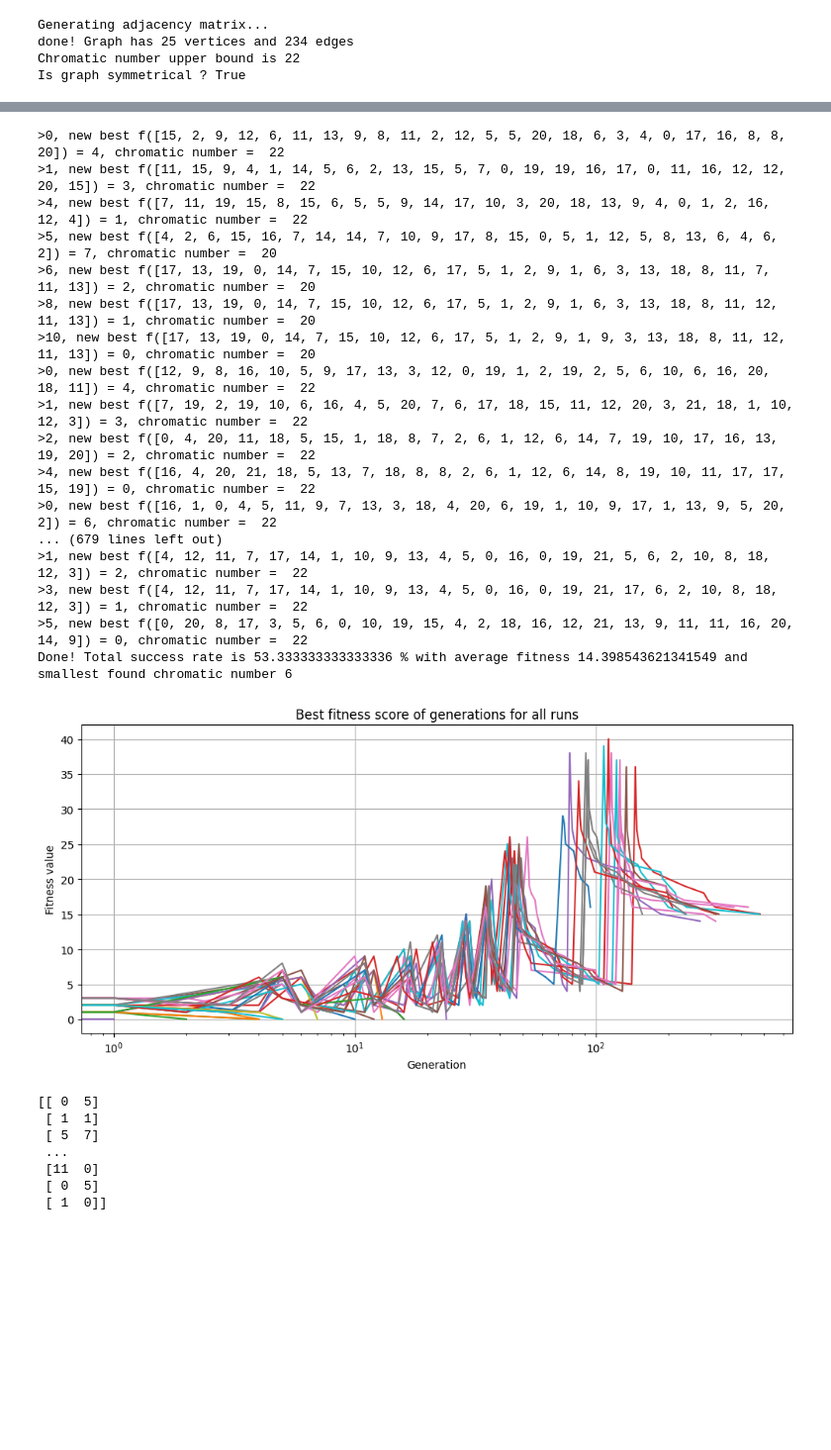
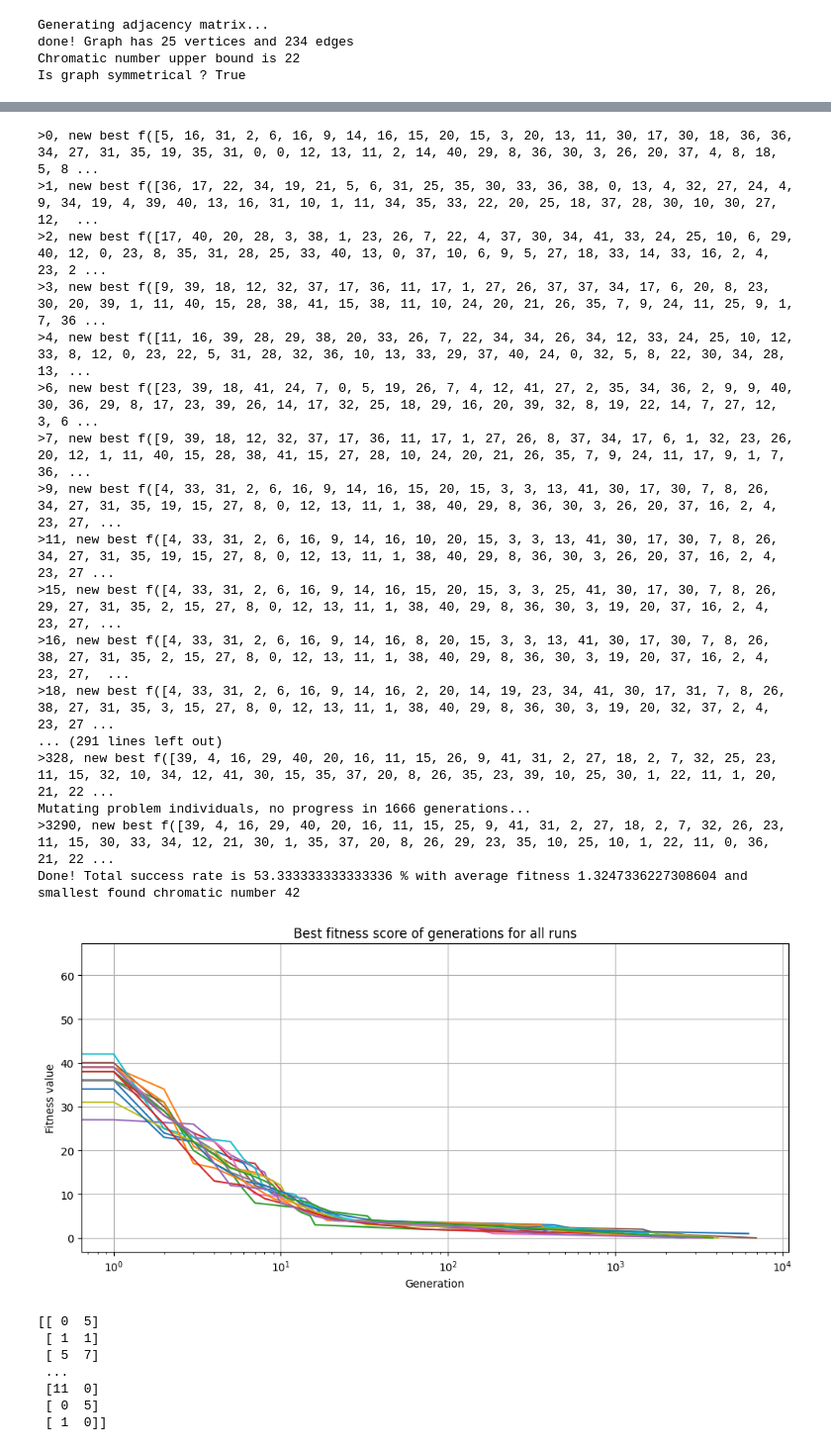
Before and after one commit to sebastianKrajnak/EVO, a Jupyter notebook: EVO_project.ipynb, the cells around one changed output, grey strips where cells are left out. Shown: that part at 99% size. Saved outputs shown, nothing was run; the diff lists cells and outputs as text; code cells hidden in the pictures; blank space fills up the shorter version.

```diff
--- a/EVO_project.ipynb
+++ b/EVO_project.ipynb
@@ -77,18 +78,16 @@ def parse_file(filename):
                 v1, v2 = int(v1) - 1, int(v2) - 1  # Convert to 0-indexed
                 adjacency_matrix[v1][v2] = 1
                 adjacency_matrix[v2][v1] = 1  # Assuming undirected graph
-        print(f"...done! Graph has {num_vertices} vertices and {num_edges} edges.")
+        print(f"...done! Graph has {num_vertices} vertices and {int(num_edges/2)} edges.")
         return adjacency_matrix, num_vertices
 
 graph_files = [ # list of tuples where (graph_file, known_chromatic_number)
-    ("graphs/david.col", 11),
+    ("graphs/miles250.col", 8),
     ("graphs/miles1000.col", 42),
-    ("graphs/myciel3.col", 4),
-    ("graphs/myciel4.col", 5),
     ("graphs/queen5_5.col", 5),
-    ("graphs/queen6_6.col", 7),
     ("graphs/queen7_7.col", 7),
-    ("graphs/queen8_8.col", 9)
+    ("graphs/huck.col", 11)
     ]
-graph, num_vertices = parse_file(graph_files[4][0])
+graph, num_vertices = parse_file(graph_files[1][0])
+chromatic_number = graph_files[1][1]
 # %% [output]
@@ -97,15 +96,15 @@ Creating a graph from file graphs/queen5_5.col
 # %%
 # Variables to tweak with -----------------------------------------------------------
 # all variables used for the evolution are easily found on one place here
-#chromatic_number = graph_files[4][1]
-chromatic_number = compute_upper_bound() # BIN only
-num_runs = 30
+num_runs = 15
 
-num_generations = 500
+num_generations = 10000
 population_size = 50
-mutation_probability = 0.15
-crossover_probability = 0.8
+mutation_probability = 0.187654
+crossover_probability = 0.869420
 all_fitness = np.array([])
+
+csv_name = "fitness.csv"
 # %%
 # Genetical operators ---------------------------------------------------------------
 def tournament_selection(population, scores, k=2): # Author: Ing. Martin Hurta
@@ -189,7 +229,7 @@ def mutation_low_fit(chromosone, mutation_probability, chromatic_num):
 # Genetic algorithm ----------------------------------------------------------------------
 # Author of the original algorithm Ing. Martin Hurta with editions by me
 def genetic_algorithm(num_generations, population_size, crossover_probability, chromatic_num, mutation_probability, all_fitness):
-    # Radnom initial population inicialization
+    # Random initial population inicialization
     population = [np.random.randint(0, chromatic_num-1, num_vertices).tolist() for _ in range(population_size)]
 
     # Inicialization of the best initial individuals
@@ -204,7 +244,7 @@ def genetic_algorithm(num_generations, population_size, crossover_probability, c
     chromatic_history = [] # BIN only
     while(gen != num_generations and best_eval != 0):
         # BIN extension comment if solving EVO only
-        if best_eval <= 5:
+        """ if best_eval <= 5:
            eval_counter += 1
         if eval_counter == 5 and chromatic_num != 1:
           chromatic_num = compute_upper_bound(chromatic_num)
@@ -212,7 +252,7 @@ def genetic_algorithm(num_generations, population_size, crossover_probability, c
           best_individual = 0
           best_eval = fitness(population[0])
           new_best = -1
-          eval_counter = 0
+          eval_counter = 0 """
 
         # Fitness score evaluation in canditate population
         scores = [fitness(indivitual) for indivitual in population]
@@ -229,10 +269,12 @@ def genetic_algorithm(num_generations, population_size, crossover_probability, c
             print(">%d, new best f(%s) = %d, chromatic number = " % (gen,  population[new_best], scores[new_best]), chromatic_num)
             best_history.append([gen, scores[new_best]])
             chromatic_history.append(chromatic_num)
-            with open("fitness.csv", 'a') as csvfile:
+            with open(csv_name, 'a') as csvfile:
               csvwriter = csv.writer(csvfile)
               csvwriter.writerow([gen, scores[new_best], chromatic_num])
             new_best = -1
+        else:
+          eval_counter += 1
 
         # Parents selection in the size of the whole population
         selected = [tournament_selection(population, scores) for _ in range(population_size)]
@@ -253,6 +295,10 @@ def genetic_algorithm(num_generations, population_size, crossover_probability, c
                 # Mutation of individuals
                 if best_eval > 4:
                   mutation_high_fit(c, mutation_probability,chromatic_num)
+                elif eval_counter == int(num_generations/6):
+                  mutation_problem_individuals(c, mutation_probability, chromatic_num)
+                  print(f"Mutating problem individuals, no progress in {eval_counter} generations...")
+                  eval_counter = 0
                 else:
                   mutation_low_fit(c, mutation_probability,chromatic_num)
 
@@ -260,6 +306,7 @@ def genetic_algorithm(num_generations, population_size, crossover_probability, c
                 population.append(c)
 
         gen += 1
+        #print(f"Eval counter is {eval_counter}")
         if(gen == num_generations):
           print("Max number of generations reached ! Stopping evolution...")
 
@@ -276,7 +323,7 @@ prezentacia je len jedna pre BIN a EVO
 # Running and result plotting ------------------------------------------------------------
 # Prepare csv file for fitness data
 fields = ["Generation", "Fitness_value", "Chromatic_number"]
-with open("fitness.csv", 'w') as csvfile:
+with open(csv_name, 'w') as csvfile:
   csvwriter = csv.writer(csvfile)
   csvwriter.writerow(fields)
 
@@ -286,51 +333,51 @@ results = [genetic_algorithm(num_generations, population_size, crossover_probabi
 # Get total success rate of all runs
 num_successes = sum([1 for result in results if result[1] == 0])
 success_rate = num_successes/num_runs
 
 # Get average fitness for all runs
 # This is absolutely fucking dumb way to sum it all but I need it fast for the pojednani
 fit_sum = 0
 len_fit = 0
 chroma_mins = []
 for i in range(num_runs):
   fit_sum += np.sum(results[i][3])
   len_fit+= len(results[i][3])
   chroma_mins.append(min(results[i][4]))
 avg_fitness = fit_sum/len_fit
 
 
 print(f'Done! Total success rate is {success_rate*100} % with average fitness {avg_fitness} and smallest found chromatic number {min(chroma_mins)} ')
 
 # Plot the course of the fitness function for each run
 figure, ax = plt.subplots(figsize=(10, 5))
 for i in range(len(results)):
     ax.plot(*zip(*results[i][2]) )
 ax.grid()
 ax.set_xlabel('Generation')
 ax.set_ylabel('Fitness value')
 ax.set_xscale('log') # better to have log scale for generations axis   due to slow descent in the beginning
 plt.title('Best fitness score of generations for all runs')
 plt.tight_layout()
 plt.show()
 # %% [output]
->0, new best f([15, 2, 9, 12, 6, 11, 13, 9, 8, 11, 2, 12, 5, 5, 20, 18, 6, 3, 4, 0, 17, 16, 8, 8, 20]) = 4, chromatic number =  22
->1, new best f([11, 15, 9, 4, 1, 14, 5, 6, 2, 13, 15, 5, 7, 0, 19, 19, 16, 17, 0, 11, 16, 12, 12, 20, 15]) = 3, chromatic number =  22
->4, new best f([7, 11, 19, 15, 8, 15, 6, 5, 5, 9, 14, 17, 10, 3, 20, 18, 13, 9, 4, 0, 1, 2, 16, 12, 4]) = 1, chromatic number =  22
->5, new best f([4, 2, 6, 15, 16, 7, 14, 14, 7, 10, 9, 17, 8, 15, 0, 5, 1, 12, 5, 8, 13, 6, 4, 6, 2]) = 7, chromatic number =  20
->6, new best f([17, 13, 19, 0, 14, 7, 15, 10, 12, 6, 17, 5, 1, 2, 9, 1, 6, 3, 13, 18, 8, 11, 7, 11, 13]) = 2, chromatic number =  20
->8, new best f([17, 13, 19, 0, 14, 7, 15, 10, 12, 6, 17, 5, 1, 2, 9, 1, 6, 3, 13, 18, 8, 11, 12, 11, 13]) = 1, chromatic number =  20
->10, new best f([17, 13, 19, 0, 14, 7, 15, 10, 12, 6, 17, 5, 1, 2, 9, 1, 9, 3, 13, 18, 8, 11, 12, 11, 13]) = 0, chromatic number =  20
->0, new best f([12, 9, 8, 16, 10, 5, 9, 17, 13, 3, 12, 0, 19, 1, 2, 19, 2, 5, 6, 10, 6, 16, 20, 18, 11]) = 4, chromatic number =  22
->1, new best f([7, 19, 2, 19, 10, 6, 16, 4, 5, 20, 7, 6, 17, 18, 15, 11, 12, 20, 3, 21, 18, 1, 10, 12, 3]) = 3, chromatic number =  22
->2, new best f([0, 4, 20, 11, 18, 5, 15, 1, 18, 8, 7, 2, 6, 1, 12, 6, 14, 7, 19, 10, 17, 16, 13, 19, 20]) = 2, chromatic number =  22
->4, new best f([16, 4, 20, 21, 18, 5, 13, 7, 18, 8, 8, 2, 6, 1, 12, 6, 14, 8, 19, 10, 11, 17, 17, 15, 19]) = 0, chromatic number =  22
->0, new best f([16, 1, 0, 4, 5, 11, 9, 7, 13, 3, 18, 4, 20, 6, 19, 1, 10, 9, 17, 1, 13, 9, 5, 20, 2]) = 6, chromatic number =  22
-... (679 lines left out)
->1, new best f([4, 12, 11, 7, 17, 14, 1, 10, 9, 13, 4, 5, 0, 16, 0, 19, 21, 5, 6, 2, 10, 8, 18, 12, 3]) = 2, chromatic number =  22
->3, new best f([4, 12, 11, 7, 17, 14, 1, 10, 9, 13, 4, 5, 0, 16, 0, 19, 21, 17, 6, 2, 10, 8, 18, 12, 3]) = 1, chromatic number =  22
->5, new best f([0, 20, 8, 17, 3, 5, 6, 0, 10, 19, 15, 4, 2, 18, 16, 12, 21, 13, 9, 11, 11, 16, 20, 14, 9]) = 0, chromatic number =  22
-Done! Total success rate is 53.333333333333336 % with average fitness 14.398543621341549 and smallest found chromatic number 6
+>0, new best f([5, 16, 31, 2, 6, 16, 9, 14, 16, 15, 20, 15, 3, 20, 13, 11, 30, 17, 30, 18, 36, 36, 34, 27, 31, 35, 19, 35, 31, 0, 0, 12, 13, 11, 2, 14, 40, 29, 8, 36, 30, 3, 26, 20, 37, 4, 8, 18, 5, 8 ...
+>1, new best f([36, 17, 22, 34, 19, 21, 5, 6, 31, 25, 35, 30, 33, 36, 38, 0, 13, 4, 32, 27, 24, 4, 9, 34, 19, 4, 39, 40, 13, 16, 31, 10, 1, 11, 34, 35, 33, 22, 20, 25, 18, 37, 28, 30, 10, 30, 27, 12,  ...
+>2, new best f([17, 40, 20, 28, 3, 38, 1, 23, 26, 7, 22, 4, 37, 30, 34, 41, 33, 24, 25, 10, 6, 29, 40, 12, 0, 23, 8, 35, 31, 28, 25, 33, 40, 13, 0, 37, 10, 6, 9, 5, 27, 18, 33, 14, 33, 16, 2, 4, 23, 2 ...
+>3, new best f([9, 39, 18, 12, 32, 37, 17, 36, 11, 17, 1, 27, 26, 37, 37, 34, 17, 6, 20, 8, 23, 30, 20, 39, 1, 11, 40, 15, 28, 38, 41, 15, 38, 11, 10, 24, 20, 21, 26, 35, 7, 9, 24, 11, 25, 9, 1, 7, 36 ...
+>4, new best f([11, 16, 39, 28, 29, 38, 20, 33, 26, 7, 22, 34, 34, 26, 34, 12, 33, 24, 25, 10, 12, 33, 8, 12, 0, 23, 22, 5, 31, 28, 32, 36, 10, 13, 33, 29, 37, 40, 24, 0, 32, 5, 8, 22, 30, 34, 28, 13, ...
+>6, new best f([23, 39, 18, 41, 24, 7, 0, 5, 19, 26, 7, 4, 12, 41, 27, 2, 35, 34, 36, 2, 9, 9, 40, 30, 36, 29, 8, 17, 23, 39, 26, 14, 17, 32, 25, 18, 29, 16, 20, 39, 32, 8, 19, 22, 14, 7, 27, 12, 3, 6 ...
+>7, new best f([9, 39, 18, 12, 32, 37, 17, 36, 11, 17, 1, 27, 26, 8, 37, 34, 17, 6, 1, 32, 23, 26, 20, 12, 1, 11, 40, 15, 28, 38, 41, 15, 27, 28, 10, 24, 20, 21, 26, 35, 7, 9, 24, 11, 17, 9, 1, 7, 36, ...
+>9, new best f([4, 33, 31, 2, 6, 16, 9, 14, 16, 15, 20, 15, 3, 3, 13, 41, 30, 17, 30, 7, 8, 26, 34, 27, 31, 35, 19, 15, 27, 8, 0, 12, 13, 11, 1, 38, 40, 29, 8, 36, 30, 3, 26, 20, 37, 16, 2, 4, 23, 27, ...
+>11, new best f([4, 33, 31, 2, 6, 16, 9, 14, 16, 10, 20, 15, 3, 3, 13, 41, 30, 17, 30, 7, 8, 26, 34, 27, 31, 35, 19, 15, 27, 8, 0, 12, 13, 11, 1, 38, 40, 29, 8, 36, 30, 3, 26, 20, 37, 16, 2, 4, 23, 27 ...
+>15, new best f([4, 33, 31, 2, 6, 16, 9, 14, 16, 15, 20, 15, 3, 3, 25, 41, 30, 17, 30, 7, 8, 26, 29, 27, 31, 35, 2, 15, 27, 8, 0, 12, 13, 11, 1, 38, 40, 29, 8, 36, 30, 3, 19, 20, 37, 16, 2, 4, 23, 27, ...
+>16, new best f([4, 33, 31, 2, 6, 16, 9, 14, 16, 8, 20, 15, 3, 3, 13, 41, 30, 17, 30, 7, 8, 26, 38, 27, 31, 35, 2, 15, 27, 8, 0, 12, 13, 11, 1, 38, 40, 29, 8, 36, 30, 3, 19, 20, 37, 16, 2, 4, 23, 27,  ...
+>18, new best f([4, 33, 31, 2, 6, 16, 9, 14, 16, 2, 20, 14, 19, 23, 34, 41, 30, 17, 31, 7, 8, 26, 38, 27, 31, 35, 3, 15, 27, 8, 0, 12, 13, 11, 1, 38, 40, 29, 8, 36, 30, 3, 19, 20, 32, 37, 2, 4, 23, 27 ...
+... (291 lines left out)
+>328, new best f([39, 4, 16, 29, 40, 20, 16, 11, 15, 26, 9, 41, 31, 2, 27, 18, 2, 7, 32, 25, 23, 11, 15, 32, 10, 34, 12, 41, 30, 15, 35, 37, 20, 8, 26, 35, 23, 39, 10, 25, 30, 1, 22, 11, 1, 20, 21, 22 ...
+Mutating problem individuals, no progress in 1666 generations...
+>3290, new best f([39, 4, 16, 29, 40, 20, 16, 11, 15, 25, 9, 41, 31, 2, 27, 18, 2, 7, 32, 26, 23, 11, 15, 30, 33, 34, 12, 21, 30, 1, 35, 37, 20, 8, 26, 29, 23, 35, 10, 25, 10, 1, 22, 11, 0, 36, 21, 22 ...
+Done! Total success rate is 53.333333333333336 % with average fitness 1.3247336227308604 and smallest found chromatic number 42
-[figure, old version]
+[figure, new version]
 # %%
 best_history_lists = [result[2] for result in results]
 xy = np.concatenate(best_history_lists)
```
Also changed, not shown: parts of 4 cells of this notebook, 8 other files.
